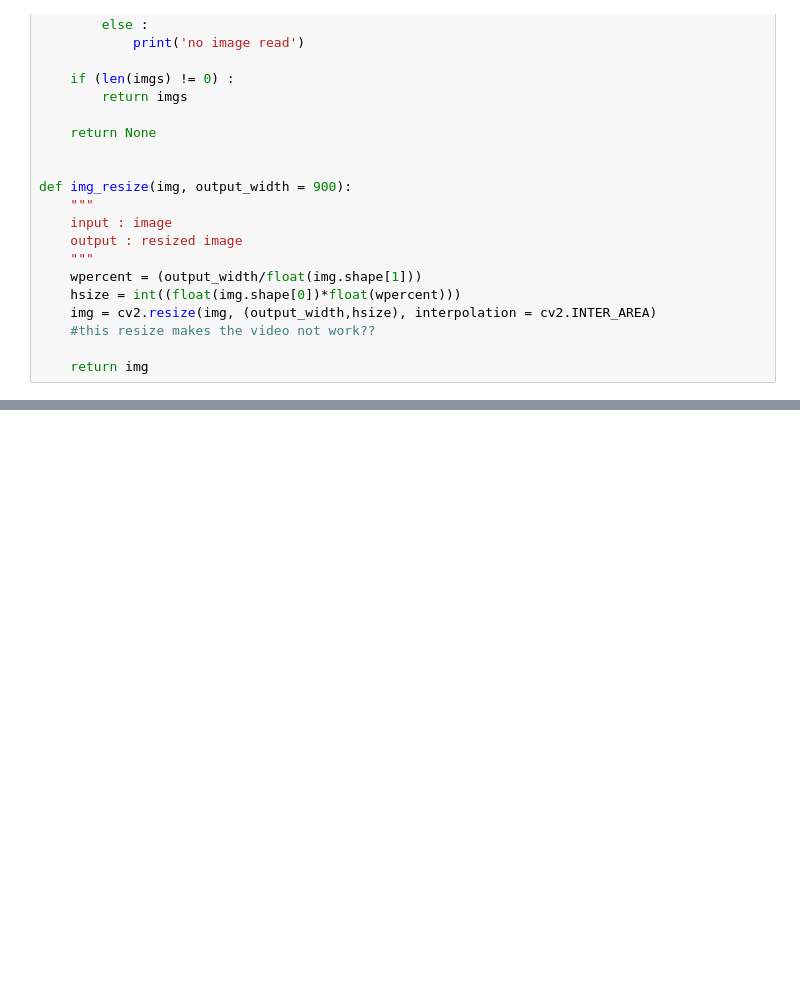
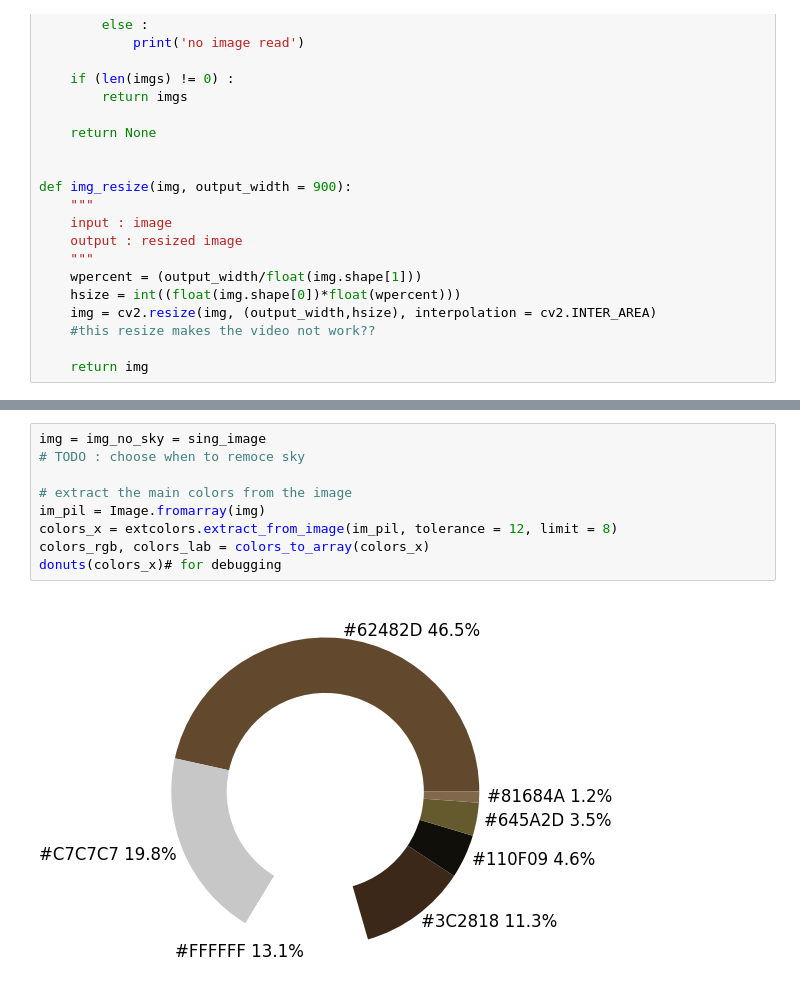
Before and after one commit to rmerat/Caterra-1, a Jupyter notebook: Crop_Det_Notebook.ipynb, the cells around one changed output, grey strips where cells are left out. Drawn from its saved outputs; the diff is of its cells as text; blank space fills up the shorter version.

```diff
--- a/Crop_Det_Notebook.ipynb
+++ b/Crop_Det_Notebook.ipynb
@@ -98,0 +150,11 @@ np.shape(images[3])[1]
+# %%
+img = img_no_sky = sing_image
+# TODO : choose when to remoce sky
+
+# extract the main colors from the image
+im_pil = Image.fromarray(img)
+colors_x = extcolors.extract_from_image(im_pil, tolerance = 12, limit = 8)
+colors_rgb, colors_lab = colors_to_array(colors_x)
+donuts(colors_x)# for debugging
+# %% [output]
+[figure, added]
```
Also changed, not shown: parts of 17 cells of this notebook, 1 other file.
